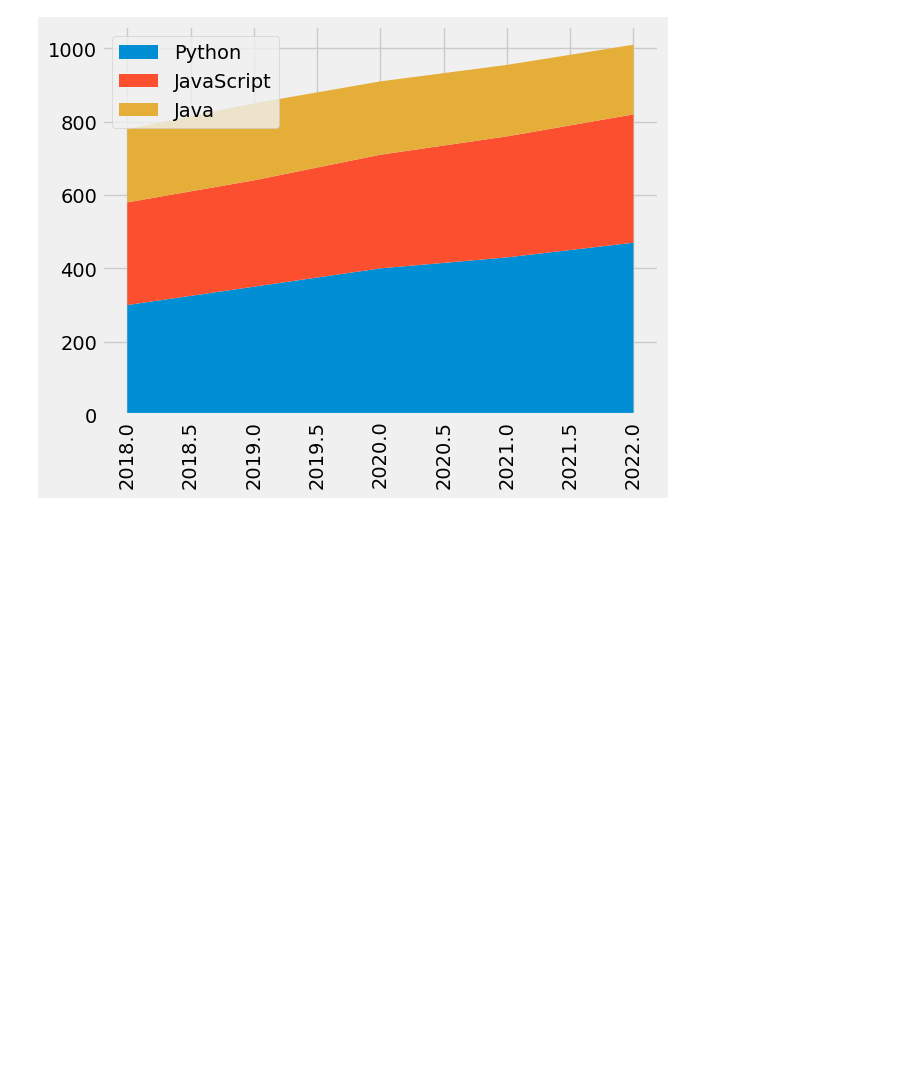
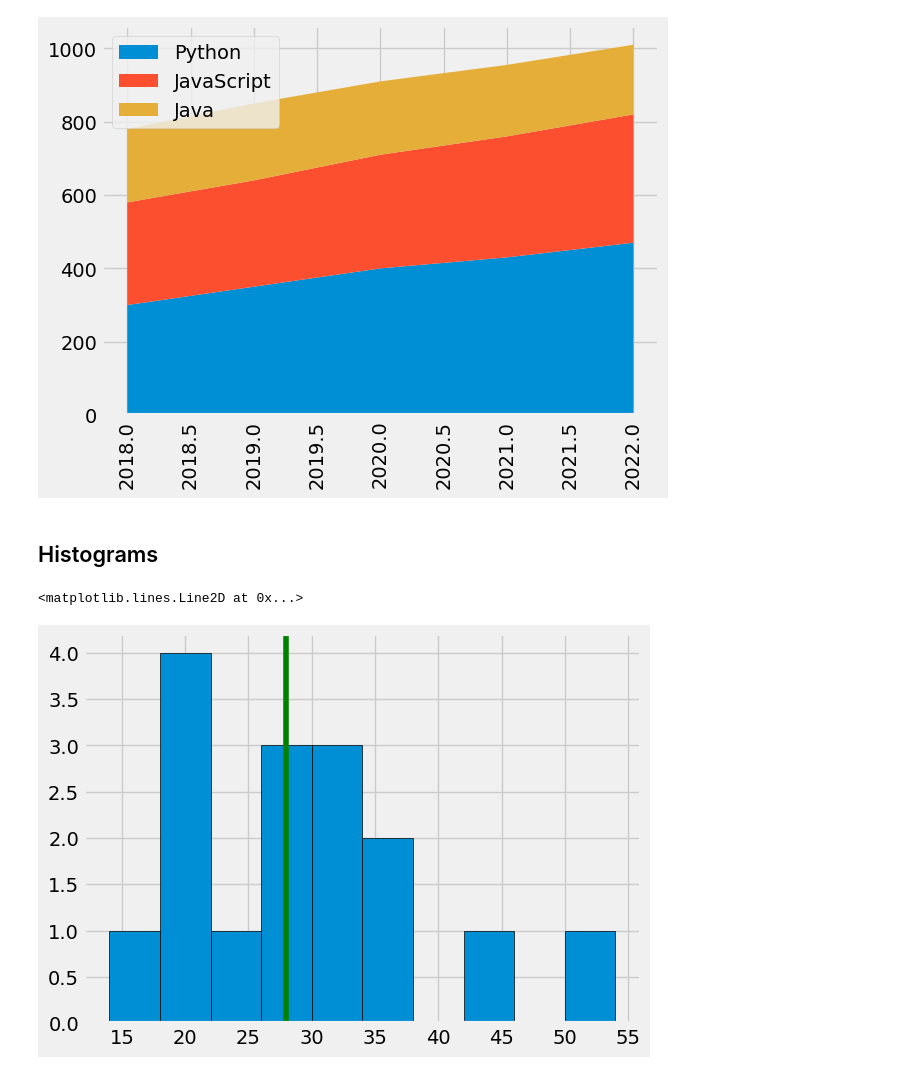
Before and after one commit to harshithsr20/Python-Practice-for-Motorsports, a Jupyter notebook: matplotlib_practice.ipynb, the cells around one changed output. Cells and saved outputs as stored; diff of their text form; code cells hidden in the pictures; blank space fills up the shorter version.

```diff
--- a/matplotlib_practice.ipynb
+++ b/matplotlib_practice.ipynb
@@ -130,3 +130,12 @@ plt.legend(loc='upper left')
 plt.show()
 # %% [output]
 [figure]
+# %% [markdown]
+## Histograms
+# %%
+ages=[18,18,29,34,45,54,32,21,19,14,23,27,29,32,34,32]
+plt.hist(ages,edgecolor='black')
+plt.axvline(28,color='green')
+# %% [output]
+<matplotlib.lines.Line2D at 0x...>
+[figure, added]
```
Also changed, not shown: parts of 4 cells of this notebook.
